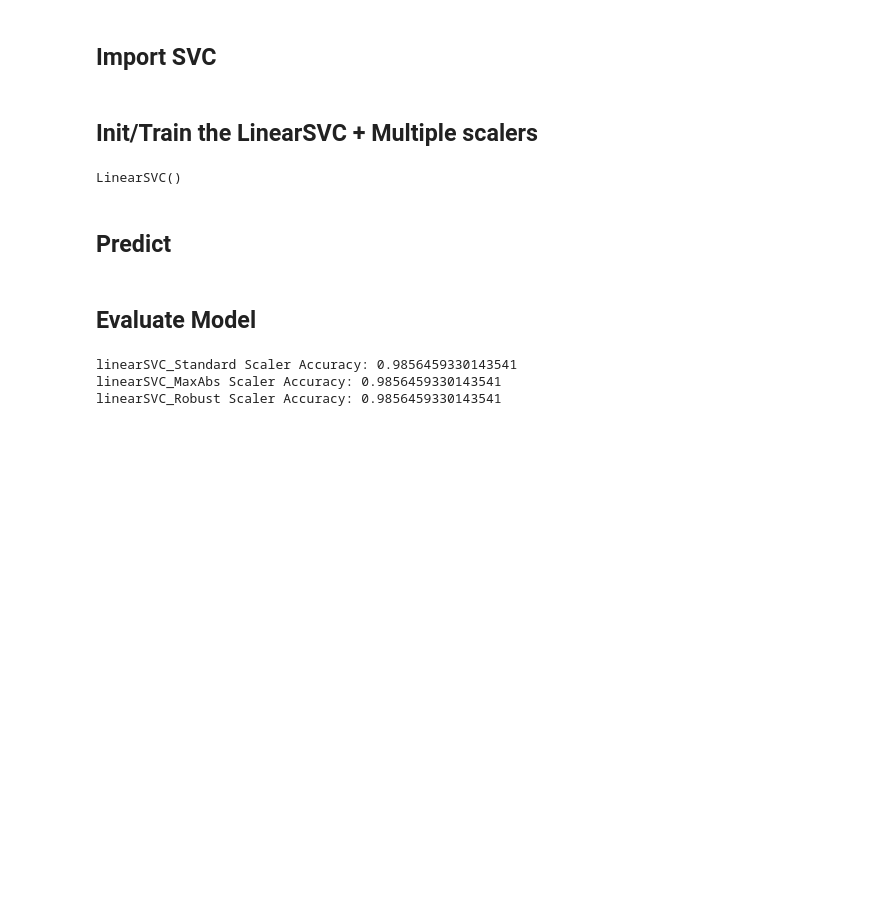
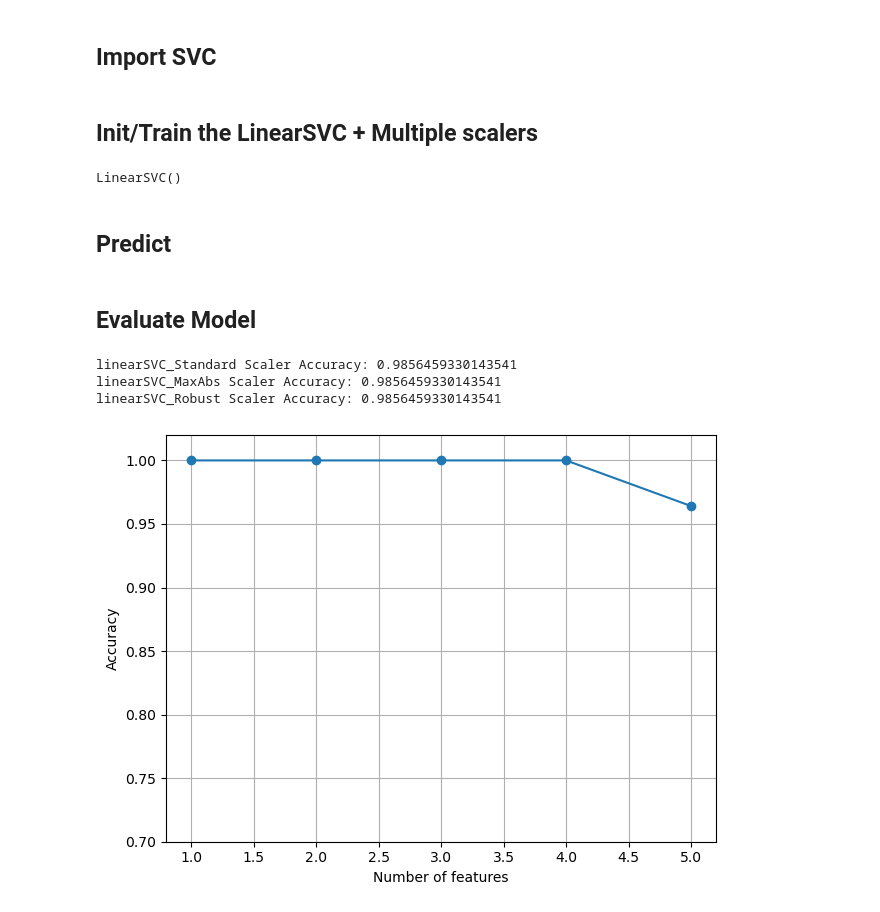
Before and after one commit to JFSOFML/USF_IEX_Git, a Jupyter notebook: Titanic_DataSet/Titanic_Dataset.ipynb, the cells around one changed output. Drawn from its saved outputs; the diff is of its cells as text; code cells hidden in the pictures; blank space fills up the shorter version.

Commit message:
Added SBS & LR evaluation graphs

```diff
--- a/Titanic_DataSet/Titanic_Dataset.ipynb
+++ b/Titanic_DataSet/Titanic_Dataset.ipynb
@@ -416,0 +422,70 @@ linearSVC_Robust Scaler Accuracy: 0.9856459330143541
+# %%
+# Assuming 'train' and 'test' are your dataframes from the pre-split CSV files
+# and they already contain the preprocessed features and labels.
+
+train_features = train[features]  # Features for training
+train_labels = train["Survived"]  # Labels for training
+
+test_features = test[features]  # Features for testing
+test_labels = test["Survived"]  # Labels for testing
+
+# Normalize the features using StandardScaler
+scaler = StandardScaler()
+train_features_std = scaler.fit_transform(train_features)  # Standardized training features
+test_features_std = scaler.transform(test_features)  # Standardized testing features
+
+# Update SBS class to work with pre-split data
+class SBS:
+    def __init__(self, estimator, k_features, scoring=accuracy_score, random_state=1):
+        self.scoring = scoring
+        self.estimator = clone(estimator)
+        self.k_features = k_features
+        self.random_state = random_state
+
+    def fit(self, X_train, X_test, y_train, y_test):
+        dim = X_train.shape[1]
+        self.indices_ = tuple(range(dim))
+        self.subsets_ = [self.indices_]
+        score = self._calc_score(X_train, y_train, X_test, y_test, self.indices_)
+        self.scores_ = [score]
+
+        while dim > self.k_features:
+            scores = []
+            subsets = []
+            for p in combinations(self.indices_, r=dim - 1):
+                score = self._calc_score(X_train, y_train, X_test, y_test, p)
+                scores.append(score)
+                subsets.append(p)
+
+            best = np.argmax(scores)
+            self.indices_ = subsets[best]
+            self.subsets_.append(self.indices_)
+            dim -= 1
+            self.scores_.append(scores[best])
+        self.k_score_ = self.scores_[-1]
+        return self
+
+    def transform(self, X):
+        return X[:, self.indices_]
+
+    def _calc_score(self, X_train, y_train, X_test, y_test, indices):
+        self.estimator.fit(X_train[:, indices], y_train)
+        y_pred = self.estimator.predict(X_test[:, indices])
+        score = self.scoring(y_test, y_pred)
+        return score
+
+# Applying SBS with the Logistic Regression model and pre-split Titanic features
+sbs = SBS(lr_model, k_features=1)
+sbs.fit(train_features_std, test_features_std, train_labels, test_labels)
+
+# Plotting performance of feature subsets
+k_feat = [len(k) for k in sbs.subsets_]
+plt.plot(k_feat, sbs.scores_, marker='o')
+plt.ylim([0.7, 1.02])
+plt.ylabel('Accuracy')
+plt.xlabel('Number of features')
+plt.grid()
+plt.tight_layout()
+plt.show()
+# %% [output]
+[figure, added]
```
Also changed, not shown: parts of 2 cells of this notebook.
